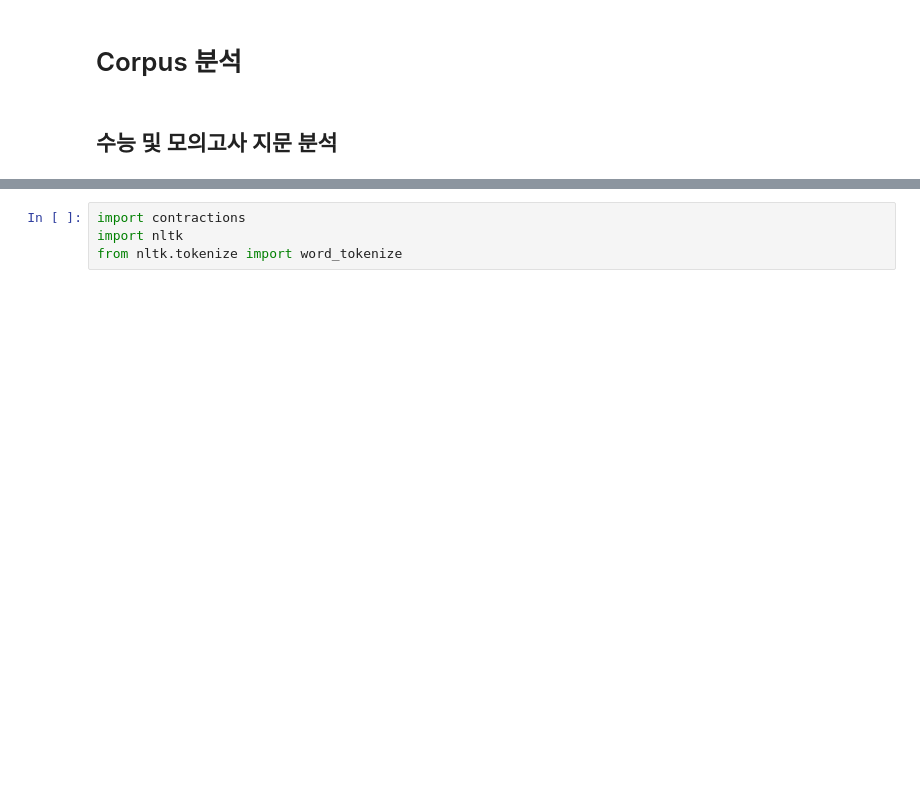
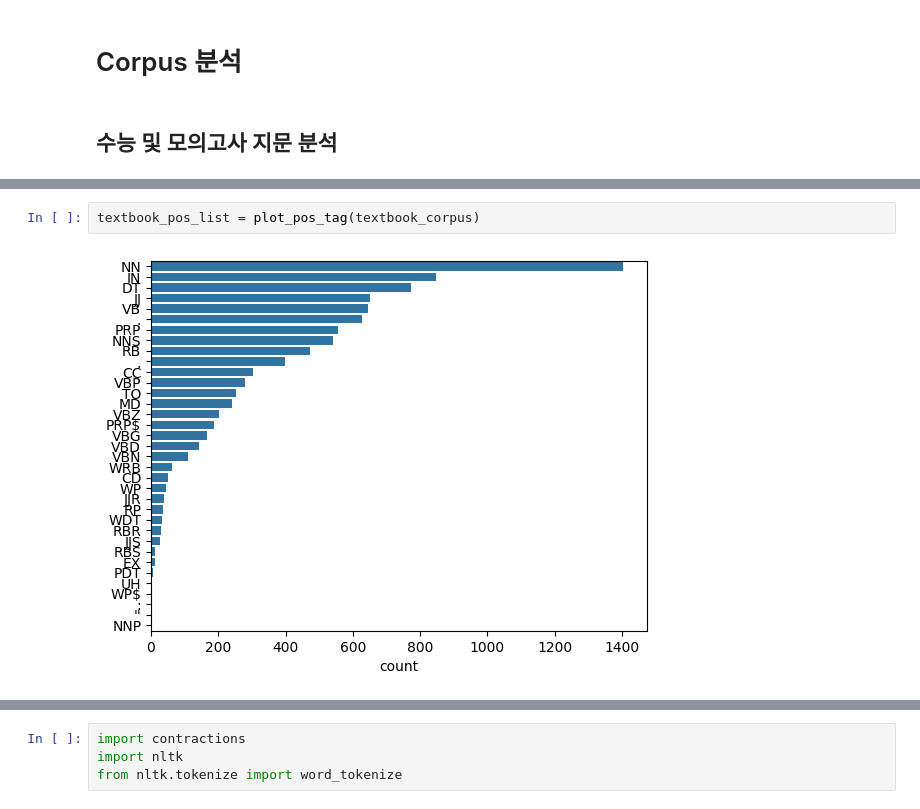
Before and after one commit to irregular6612/english-corpus-comparison, a Jupyter notebook: preprocessing.ipynb, the cells around one changed output, grey strips where cells are left out. Saved outputs shown, nothing was run; the diff lists cells and outputs as text; blank space fills up the shorter version.

```diff
--- a/preprocessing.ipynb
+++ b/preprocessing.ipynb
@@ -647,0 +639,4 @@ sns.countplot(pd.Series(pos_list))
+# %%
+textbook_pos_list = plot_pos_tag(textbook_corpus)
+# %% [output]
+[figure, added]
```
Also changed, not shown: parts of 14 cells of this notebook.
